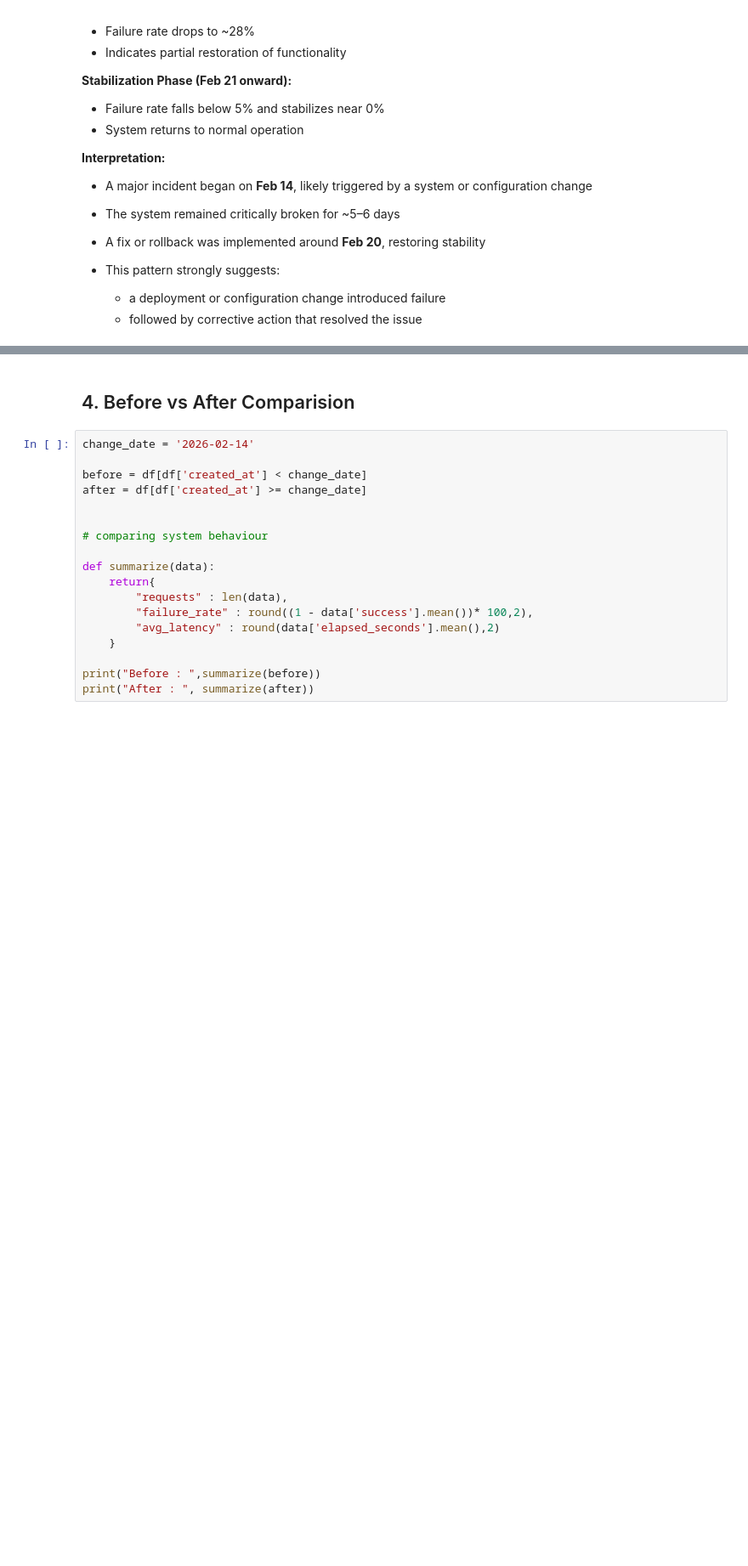
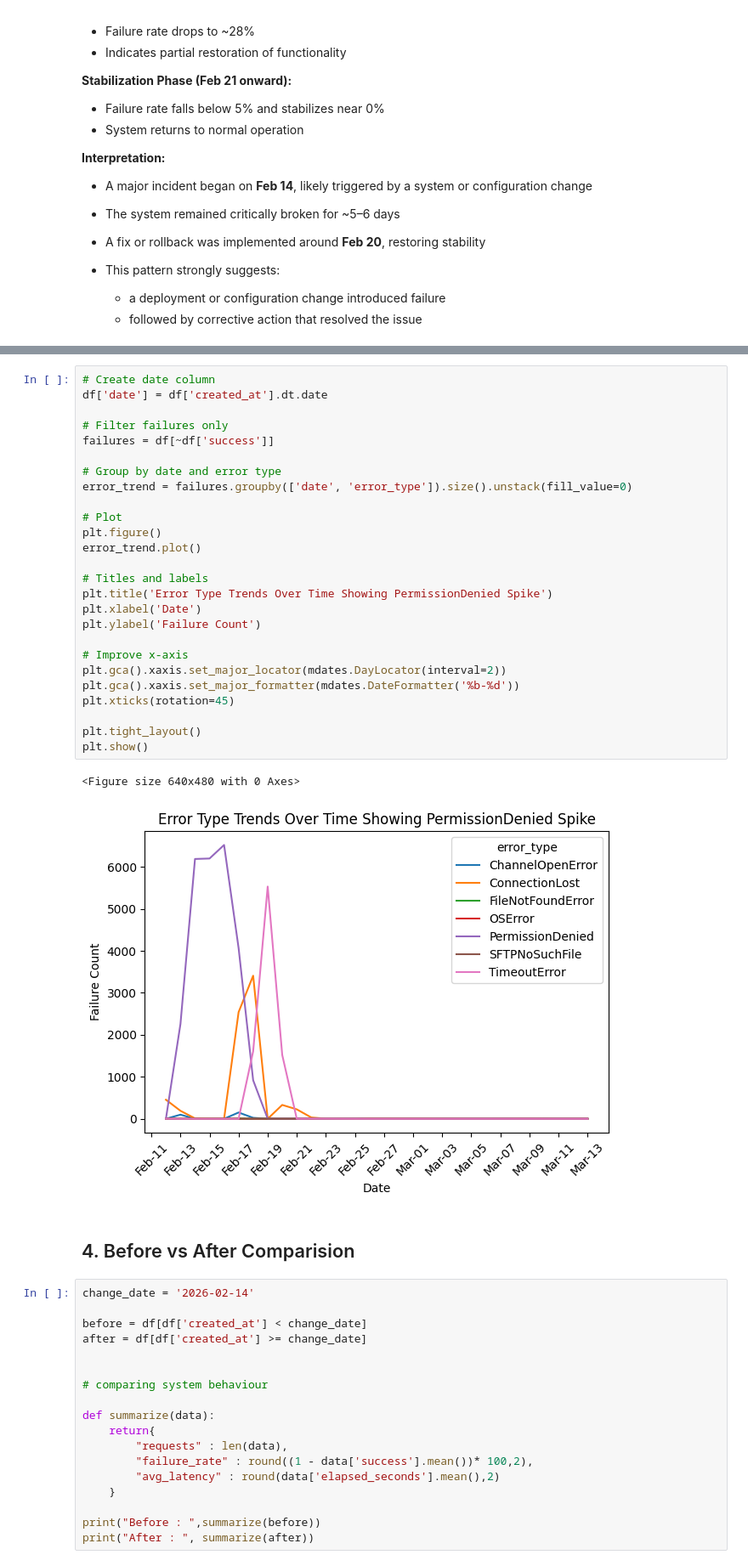
Before and after one commit to DRACULA279/Data-ANyst-Task-_SurePass_Technology, a Jupyter notebook: CKYC_SFTP_Log_Investigation.ipynb, the cells around one changed output, grey strips where cells are left out. Shown at 85% size. Cells and saved outputs as stored; diff of their text form; blank space fills up the shorter version.

```diff
--- a/CKYC_SFTP_Log_Investigation.ipynb
+++ b/CKYC_SFTP_Log_Investigation.ipynb
@@ -364,3 +413,32 @@ time_analysis
+# %%
+# Create date column
+df['date'] = df['created_at'].dt.date
+
+# Filter failures only
+failures = df[~df['success']]
+
+# Group by date and error type
+error_trend = failures.groupby(['date', 'error_type']).size().unstack(fill_value=0)
+
+# Plot
+plt.figure()
+error_trend.plot()
+
+# Titles and labels
+plt.title('Error Type Trends Over Time Showing PermissionDenied Spike')
+plt.xlabel('Date')
+plt.ylabel('Failure Count')
+
+# Improve x-axis
+plt.gca().xaxis.set_major_locator(mdates.DayLocator(interval=2))
+plt.gca().xaxis.set_major_formatter(mdates.DateFormatter('%b-%d'))
+plt.xticks(rotation=45)
+
+plt.tight_layout()
+plt.show()
+# %% [output]
+<Figure size 640x480 with 0 Axes>
+[figure, added]
 # %% [markdown]
 ## 4. Before vs After Comparision
 # %%
```
Also changed, not shown: parts of 7 cells of this notebook.
